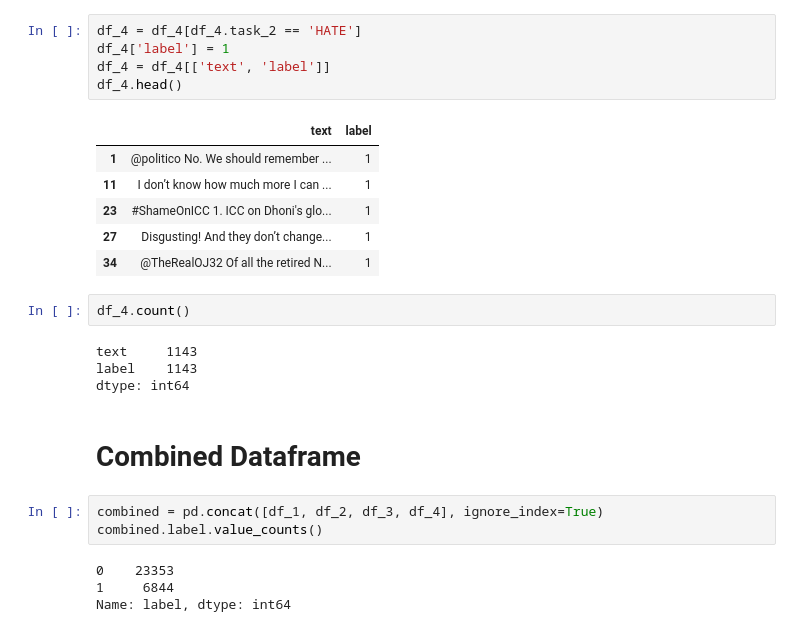
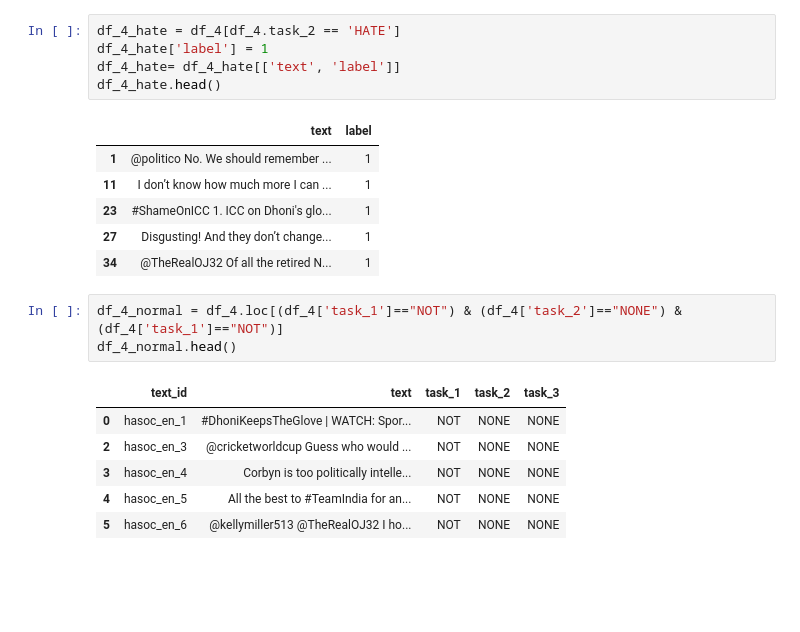
Before and after one commit to XiaohanSun01/Hate_Speech_Detection, a Jupyter notebook: Data_Collection.ipynb, the cells around one changed output. Saved outputs shown, nothing was run; the diff lists cells and outputs as text; blank space fills up the shorter version.

```diff
--- a/Data_Collection.ipynb
+++ b/Data_Collection.ipynb
@@ -190,8 +262,8 @@ df_4.head()
 # %%
-df_4 = df_4[df_4.task_2 == 'HATE']
-df_4['label'] = 1
-df_4 = df_4[['text', 'label']]
-df_4.head()
+df_4_hate = df_4[df_4.task_2 == 'HATE']
+df_4_hate['label'] = 1
+df_4_hate= df_4_hate[['text', 'label']]
+df_4_hate.head()
 # %% [output]
 |  | text | label |
 | 1 | @politico No. We should remember ... | 1 |
@@ -200,17 +272,12 @@ df_4.head()
 | 27 | Disgusting! And they don’t change... | 1 |
 | 34 | @TheRealOJ32 Of all the retired N... | 1 |
 # %%
-df_4.count()
+df_4_normal = df_4.loc[(df_4['task_1']=="NOT") & (df_4['task_2']=="NONE") & (df_4['task_1']=="NOT")]
+df_4_normal.head()
 # %% [output]
-text     1143
-label    1143
-dtype: int64
+|  | text_id | text | task_1 | task_2 | task_3 |
+| 0 | hasoc_en_1 | #DhoniKeepsTheGlove | WATCH: Spor... | NOT | NONE | NONE |
+| 2 | hasoc_en_3 | @cricketworldcup Guess who would ... | NOT | NONE | NONE |
+| 3 | hasoc_en_4 | Corbyn is too politically intelle... | NOT | NONE | NONE |
+| 4 | hasoc_en_5 | All the best to #TeamIndia for an... | NOT | NONE | NONE |
+| 5 | hasoc_en_6 | @kellymiller513 @TheRealOJ32 I ho... | NOT | NONE | NONE |
-# %% [markdown]
-# Combined Dataframe
-# %%
-combined = pd.concat([df_1, df_2, df_3, df_4], ignore_index=True)
-combined.label.value_counts()
-# %% [output]
-0    23353
-1     6844
-Name: label, dtype: int64
```
Also changed, not shown: parts of 28 cells of this notebook, 17 other files.
